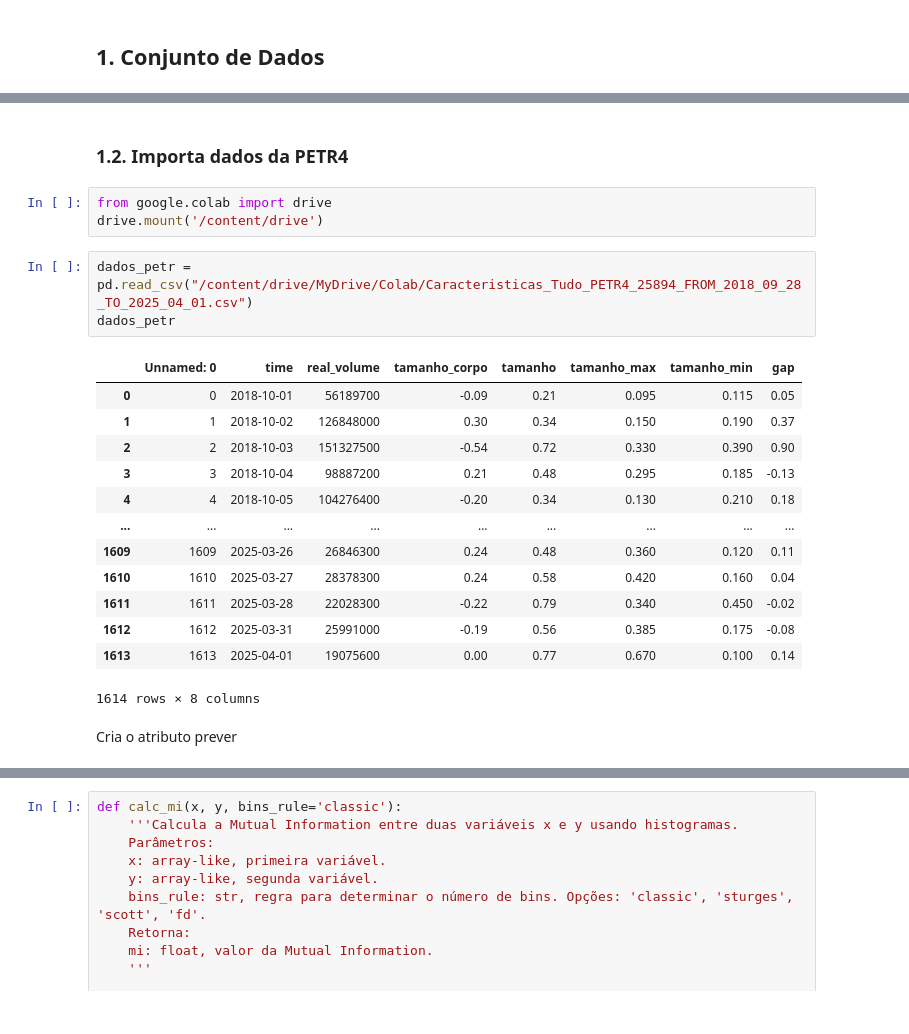
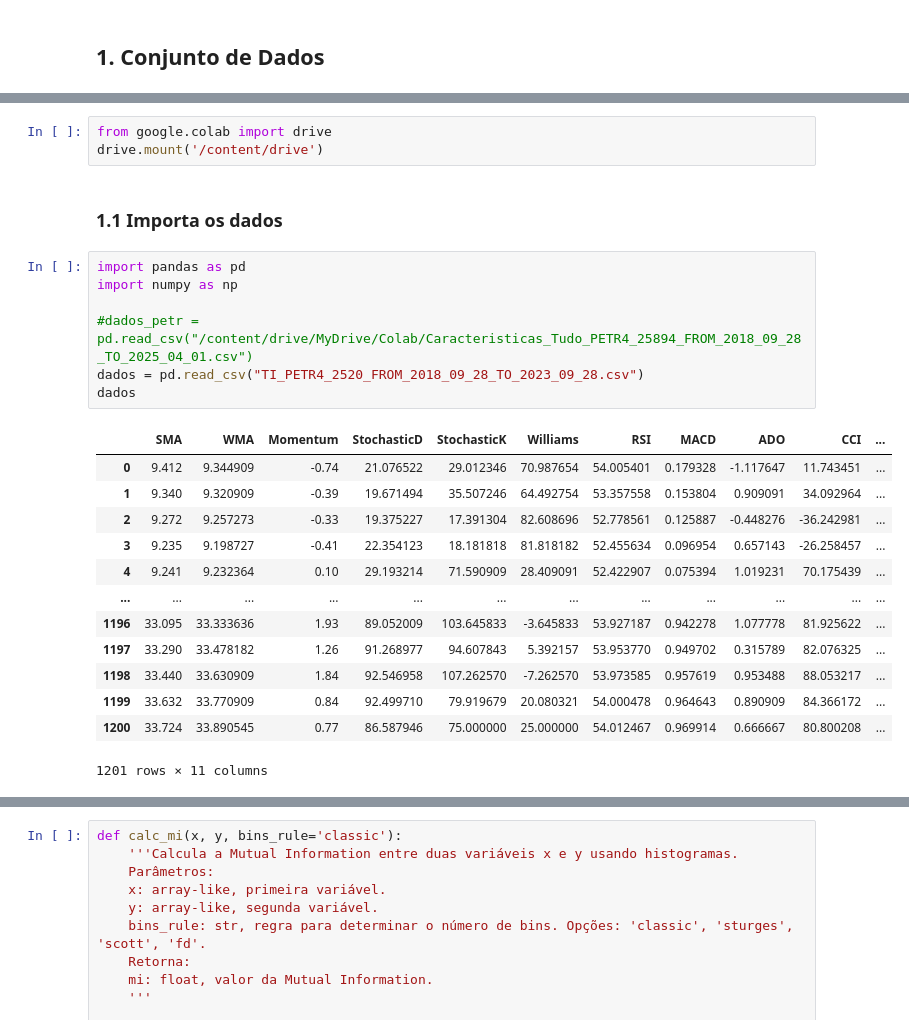
Before and after one commit to c-mmonteiro/t1-algo-feature, a Jupyter notebook: Trabaho1_MI.ipynb, the cells around one changed output, grey strips where cells are left out. Drawn from its saved outputs; the diff is of its cells as text.

```diff
--- a/Trabaho1_MI.ipynb
+++ b/Trabaho1_MI.ipynb
@@ -75,24 +7,26 @@ for idx, col in enumerate(colunas):
-# %% [markdown]
-### 1.2. Importa dados da PETR4
 # %%
 from google.colab import drive
 drive.mount('/content/drive')
+# %% [markdown]
+### 1.1 Importa os dados
 # %%
-dados_petr = pd.read_csv("/content/drive/MyDrive/Colab/Caracteristicas_Tudo_PETR4_25894_FROM_2018_09_28_TO_2025_04_01.csv")
-dados_petr
+import pandas as pd
+import numpy as np
+
+#dados_petr = pd.read_csv("/content/drive/MyDrive/Colab/Caracteristicas_Tudo_PETR4_25894_FROM_2018_09_28_TO_2025_04_01.csv")
+dados = pd.read_csv("TI_PETR4_2520_FROM_2018_09_28_TO_2023_09_28.csv")
+dados
 # %% [output]
-|  | Unnamed: 0 | time | real_volume | tamanho_corpo | tamanho | tamanho_max | tamanho_min | gap |
-| 0 | 0 | 2018-10-01 | 56189700 | -0.09 | 0.21 | 0.095 | 0.115 | 0.05 |
-| 1 | 1 | 2018-10-02 | 126848000 | 0.30 | 0.34 | 0.150 | 0.190 | 0.37 |
-| 2 | 2 | 2018-10-03 | 151327500 | -0.54 | 0.72 | 0.330 | 0.390 | 0.90 |
-| 3 | 3 | 2018-10-04 | 98887200 | 0.21 | 0.48 | 0.295 | 0.185 | -0.13 |
-| 4 | 4 | 2018-10-05 | 104276400 | -0.20 | 0.34 | 0.130 | 0.210 | 0.18 |
-| ... | ... | ... | ... | ... | ... | ... | ... | ... |
-| 1609 | 1609 | 2025-03-26 | 26846300 | 0.24 | 0.48 | 0.360 | 0.120 | 0.11 |
-| 1610 | 1610 | 2025-03-27 | 28378300 | 0.24 | 0.58 | 0.420 | 0.160 | 0.04 |
-| 1611 | 1611 | 2025-03-28 | 22028300 | -0.22 | 0.79 | 0.340 | 0.450 | -0.02 |
-| 1612 | 1612 | 2025-03-31 | 25991000 | -0.19 | 0.56 | 0.385 | 0.175 | -0.08 |
-| 1613 | 1613 | 2025-04-01 | 19075600 | 0.00 | 0.77 | 0.670 | 0.100 | 0.14 |
+|  | SMA | WMA | Momentum | StochasticD | StochasticK | Williams | RSI | MACD | ADO | CCI | ... |
+| 0 | 9.412 | 9.344909 | -0.74 | 21.076522 | 29.012346 | 70.987654 | 54.005401 | 0.179328 | -1.117647 | 11.743451 | ... |
+| 1 | 9.340 | 9.320909 | -0.39 | 19.671494 | 35.507246 | 64.492754 | 53.357558 | 0.153804 | 0.909091 | 34.092964 | ... |
+| 2 | 9.272 | 9.257273 | -0.33 | 19.375227 | 17.391304 | 82.608696 | 52.778561 | 0.125887 | -0.448276 | -36.242981 | ... |
+| 3 | 9.235 | 9.198727 | -0.41 | 22.354123 | 18.181818 | 81.818182 | 52.455634 | 0.096954 | 0.657143 | -26.258457 | ... |
+| 4 | 9.241 | 9.232364 | 0.10 | 29.193214 | 71.590909 | 28.409091 | 52.422907 | 0.075394 | 1.019231 | 70.175439 | ... |
+| ... | ... | ... | ... | ... | ... | ... | ... | ... | ... | ... | ... |
+| 1196 | 33.095 | 33.333636 | 1.93 | 89.052009 | 103.645833 | -3.645833 | 53.927187 | 0.942278 | 1.077778 | 81.925622 | ... |
+| 1197 | 33.290 | 33.478182 | 1.26 | 91.268977 | 94.607843 | 5.392157 | 53.953770 | 0.949702 | 0.315789 | 82.076325 | ... |
+| 1198 | 33.440 | 33.630909 | 1.84 | 92.546958 | 107.262570 | -7.262570 | 53.973585 | 0.957619 | 0.953488 | 88.053217 | ... |
+| 1199 | 33.632 | 33.770909 | 0.84 | 92.499710 | 79.919679 | 20.080321 | 54.000478 | 0.964643 | 0.890909 | 84.366172 | ... |
+| 1200 | 33.724 | 33.890545 | 0.77 | 86.587946 | 75.000000 | 25.000000 | 54.012467 | 0.969914 | 0.666667 | 80.800208 | ... |
-1614 rows × 8 columns
+1201 rows × 11 columns
-# %% [markdown]
-Cria o atributo prever
```
Also changed, not shown: parts of 46 cells of this notebook, 1 other file.
